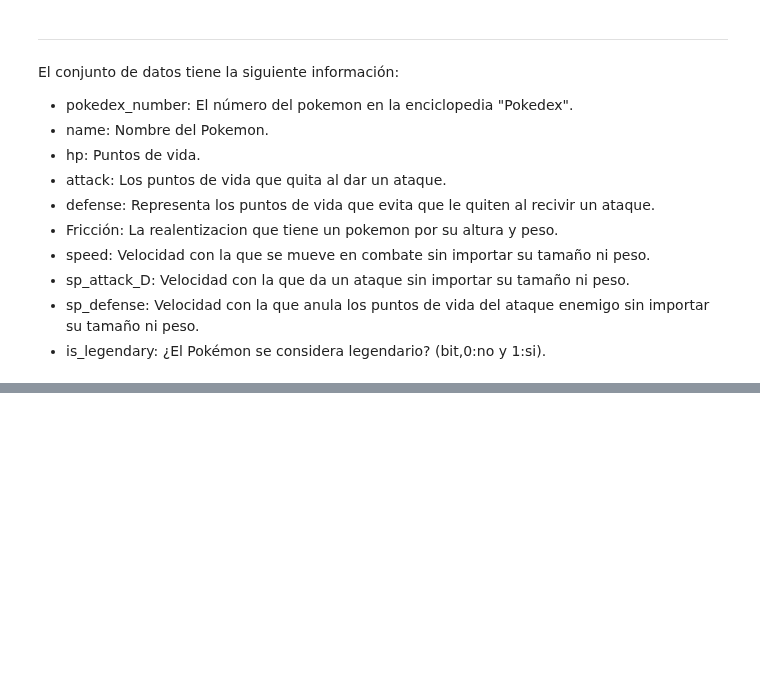
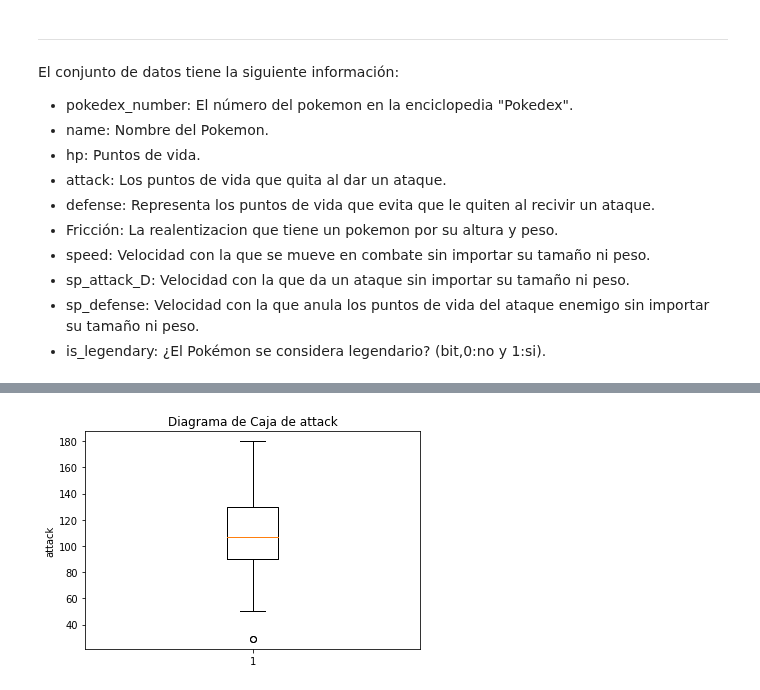
Before and after one commit to Calm-leon/proyecto-an-lisis-de-datos, a Jupyter notebook: Pokemon.ipynb, the cells around one changed output, grey strips where cells are left out. Saved outputs shown, nothing was run; the diff lists cells and outputs as text; code cells hidden in the pictures; blank space fills up the shorter version.

```diff
--- a/Pokemon.ipynb
+++ b/Pokemon.ipynb
@@ -223,0 +259,8 @@ El conjunto de datos tiene la siguiente información:
+# %%
+plt.boxplot(Legendarios['attack'])
+
+plt.title('Diagrama de Caja de attack')
+plt.ylabel('attack')
+plt.show()
+# %% [output]
+[figure, added]
```
Also changed, not shown: parts of 33 cells of this notebook.
